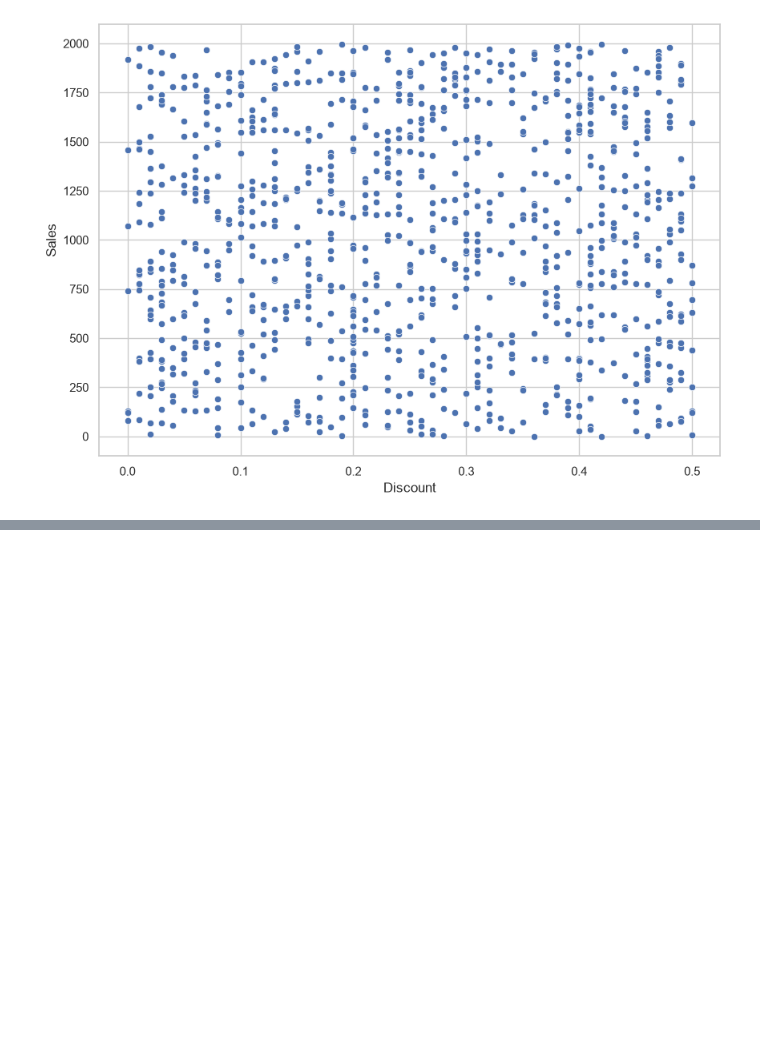
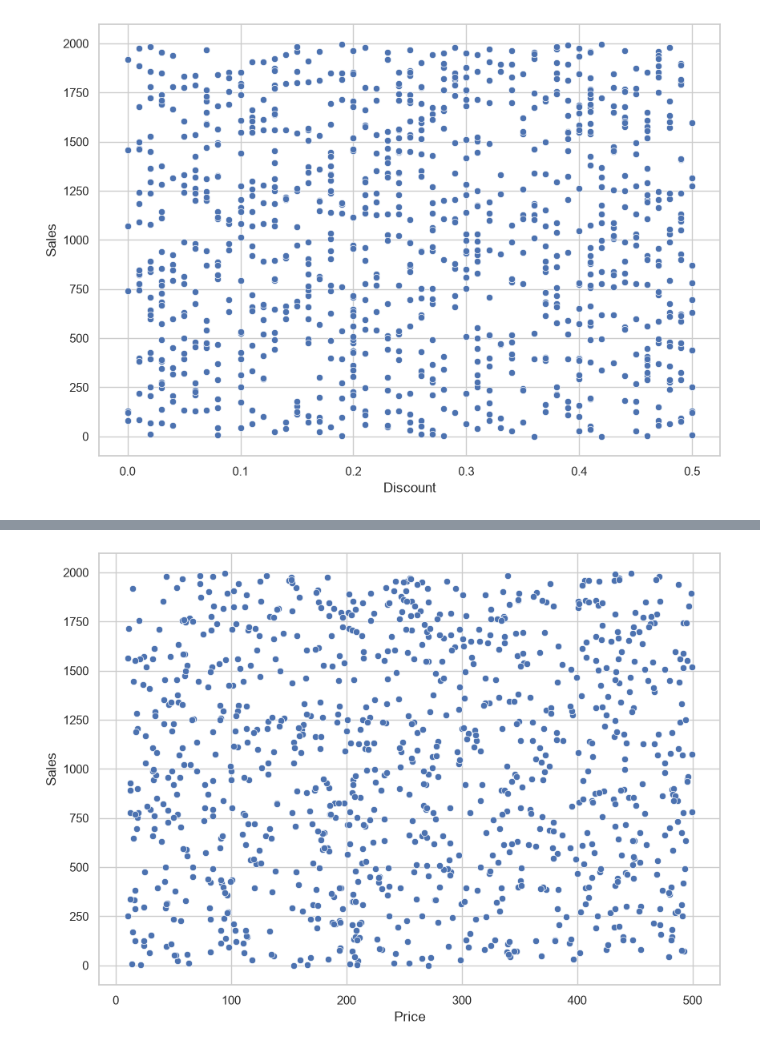
Before and after one commit to Reyal335/SQL-and-EDA--E-Commerce-Business-Questions, a Jupyter notebook: notebooks/01_EDA.ipynb, the cells around one changed output, grey strips where cells are left out. Drawn from its saved outputs; the diff is of its cells as text; code cells hidden in the pictures; blank space fills up the shorter version.

```diff
--- a/notebooks/01_EDA.ipynb
+++ b/notebooks/01_EDA.ipynb
@@ -280,3 +292,15 @@ plt.show()
+# %%
+plt.figure(figsize=(10, 7))
+
+ax = sns.scatterplot(
+    data=df,
+    x="Price",
+    y="Sales"
+)
+
+plt.show()
+# %% [output]
+[figure, added]
 # %%
 transformed_df = df
 
```
Also changed, not shown: parts of 1 cell of this notebook, 1 other file.
